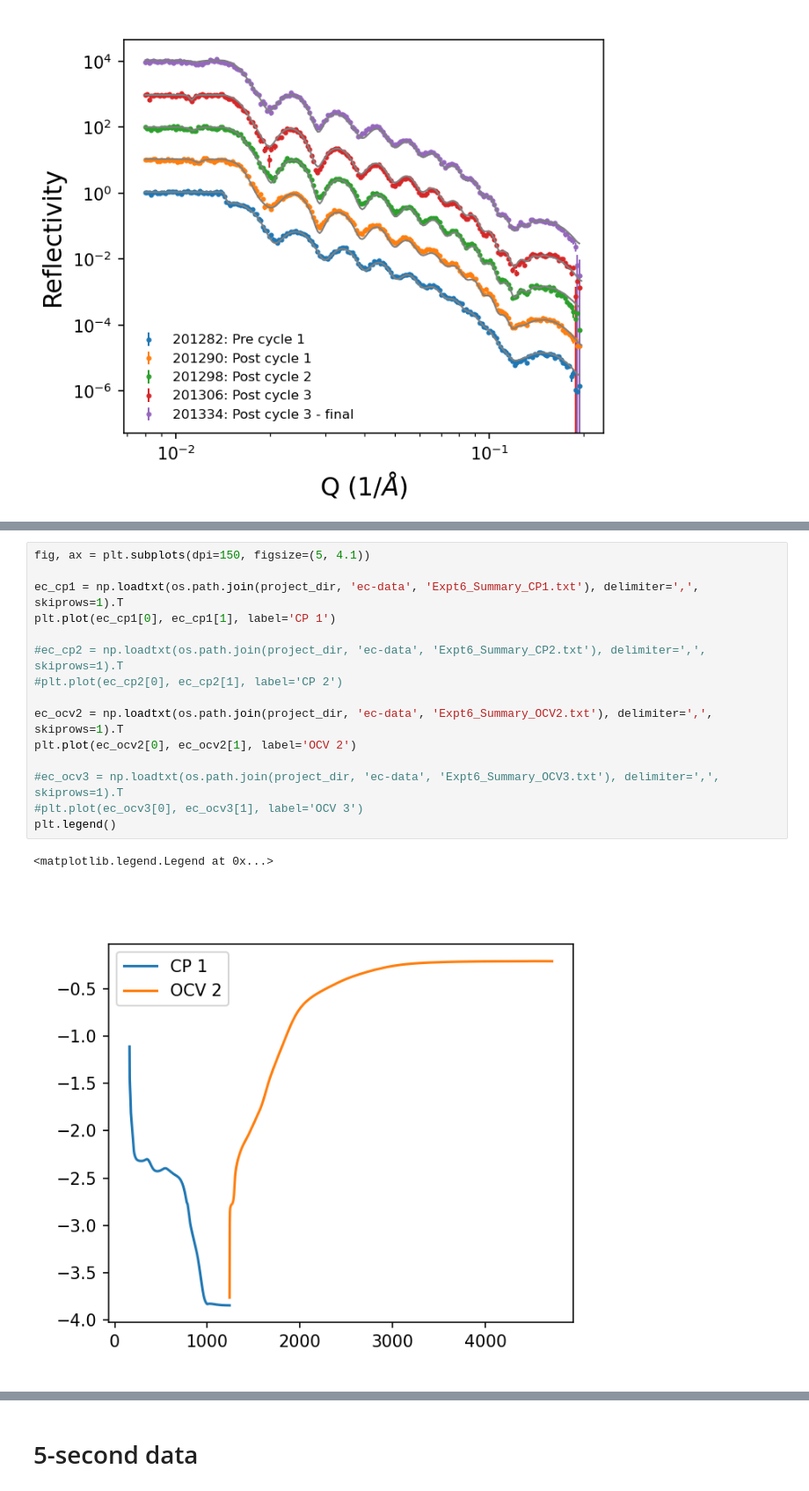
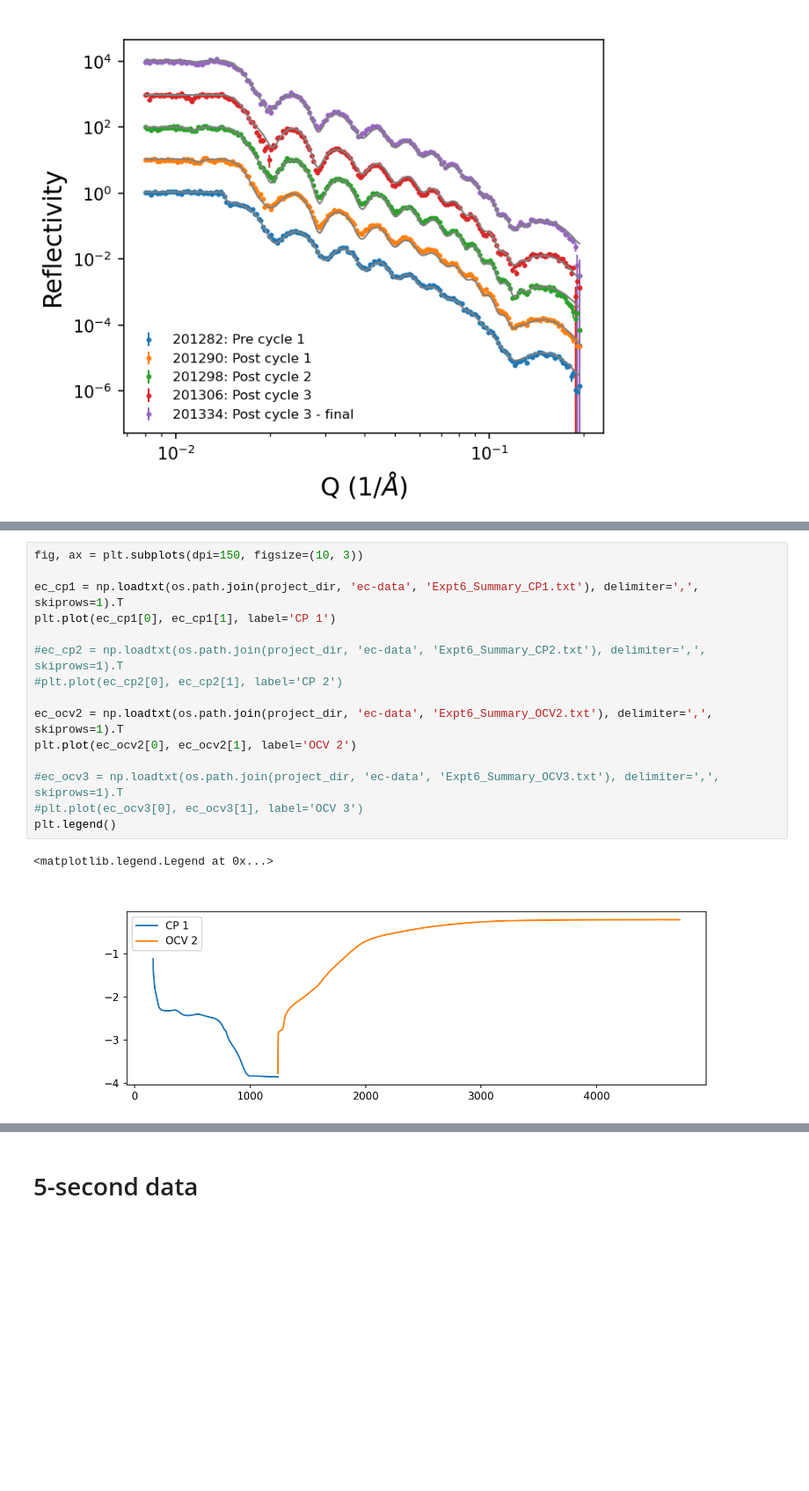
Before and after one commit to mdoucet/nh3-analysis, a Jupyter notebook: jan2023/notebooks/summary-Cu-B.ipynb, the cells around one changed output, grey strips where cells are left out. Shown at 88% size. Saved outputs shown, nothing was run; the diff lists cells and outputs as text; blank space fills up the shorter version.

```diff
--- a/jan2023/notebooks/summary-Cu-B.ipynb
+++ b/jan2023/notebooks/summary-Cu-B.ipynb
@@ -197,21 +240,21 @@ summary_plots.plot_dyn_sld(file_list, None, 201290,
 # %%
-fig, ax = plt.subplots(dpi=150, figsize=(5, 4.1))
+fig, ax = plt.subplots(dpi=150, figsize=(10, 3))
 
 ec_cp1 = np.loadtxt(os.path.join(project_dir, 'ec-data', 'Expt6_Summary_CP1.txt'), delimiter=',', skiprows=1).T
 plt.plot(ec_cp1[0], ec_cp1[1], label='CP 1')
 
 #ec_cp2 = np.loadtxt(os.path.join(project_dir, 'ec-data', 'Expt6_Summary_CP2.txt'), delimiter=',', skiprows=1).T
 #plt.plot(ec_cp2[0], ec_cp2[1], label='CP 2')
 
 ec_ocv2 = np.loadtxt(os.path.join(project_dir, 'ec-data', 'Expt6_Summary_OCV2.txt'), delimiter=',', skiprows=1).T
 plt.plot(ec_ocv2[0], ec_ocv2[1], label='OCV 2')
 
 #ec_ocv3 = np.loadtxt(os.path.join(project_dir, 'ec-data', 'Expt6_Summary_OCV3.txt'), delimiter=',', skiprows=1).T
 #plt.plot(ec_ocv3[0], ec_ocv3[1], label='OCV 3')
 plt.legend()
 # %% [output]
 <matplotlib.legend.Legend at 0x...>
-[figure, old version]
+[figure, new version]
 # %%
 importlib.reload(summary_plots)
 
```
Also changed, not shown: parts of 8 cells of this notebook, 15 other files.
